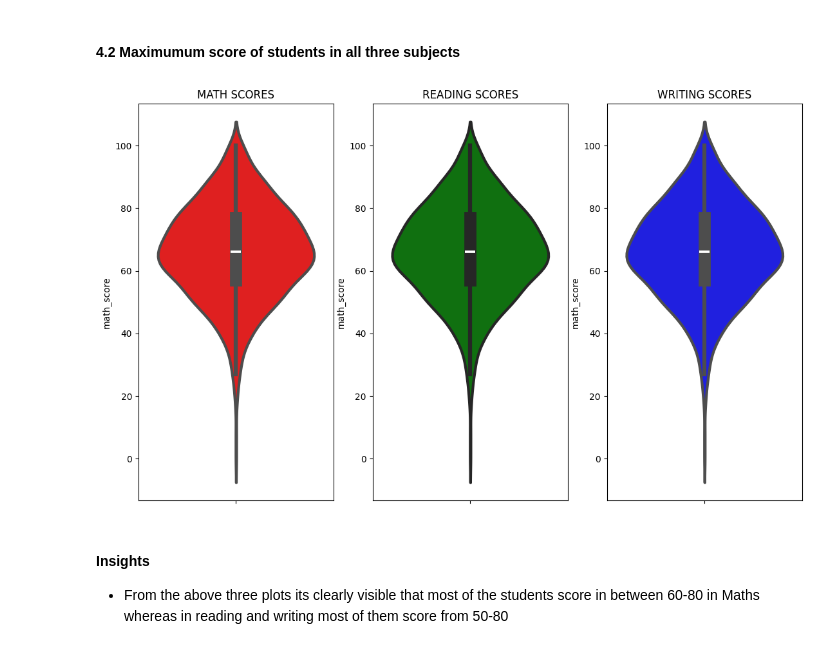
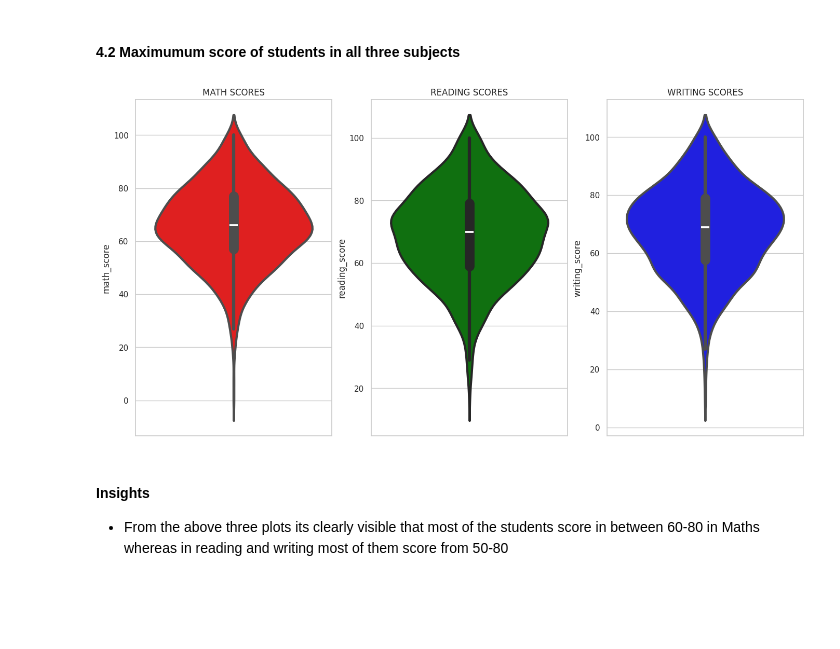
Before and after one commit to shouryacoded/Student_Performance_Indicator, a Jupyter notebook: notebook/1 . EDA STUDENT PERFORMANCE .ipynb, the cells around one changed output. Drawn from its saved outputs; the diff is of its cells as text; code cells hidden in the pictures; blank space fills up the shorter version.

```diff
--- a/notebook/1 . EDA STUDENT PERFORMANCE .ipynb
+++ b/notebook/1 . EDA STUDENT PERFORMANCE .ipynb
@@ -318,19 +312,19 @@ plt.show()
 #### 4.2 Maximumum score of students in all three subjects
 # %%
 
-plt.figure(figsize=(18,8))
+plt.figure(figsize=(20,8))
 plt.subplot(1, 4, 1)
 plt.title('MATH SCORES')
 sns.violinplot(y='math_score',data=df,color='red',linewidth=3)
 plt.subplot(1, 4, 2)
 plt.title('READING SCORES')
-sns.violinplot(y='math_score',data=df,color='green',linewidth=3)
+sns.violinplot(y='reading_score',data=df,color='green',linewidth=3)
 plt.subplot(1, 4, 3)
 plt.title('WRITING SCORES')
-sns.violinplot(y='math_score',data=df,color='blue',linewidth=3)
+sns.violinplot(y='writing_score',data=df,color='blue',linewidth=3)
 plt.show()
 # %% [output]
-[figure, old version]
+[figure, new version]
 # %% [markdown]
 #### Insights
 - From the above three plots its clearly visible that most of the students score in between 60-80 in Maths whereas in reading and writing most of them score from 50-80
```
Also changed, not shown: parts of 1 cell of this notebook, 1 other file.
